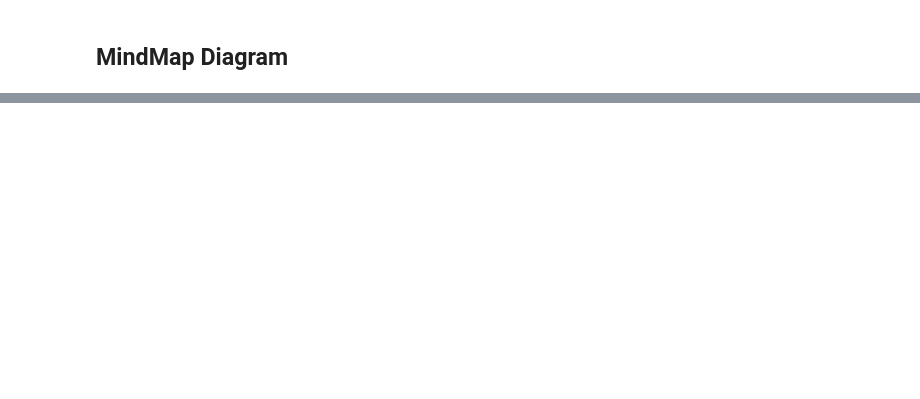
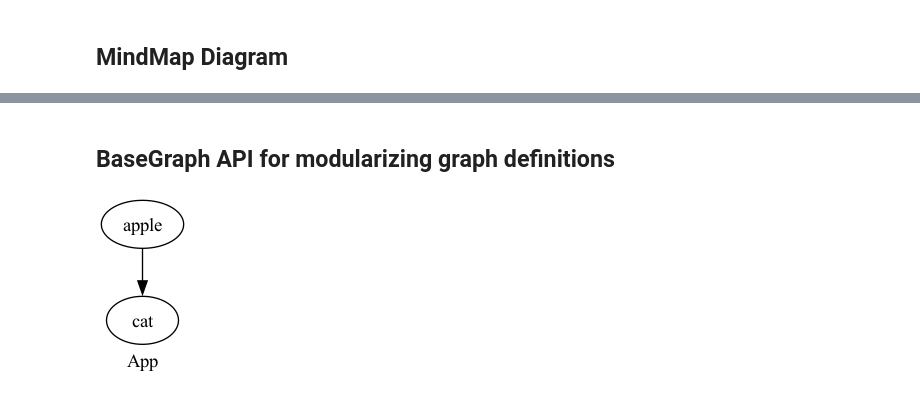
Before and after one commit to Superjomn/dotspy, a Jupyter notebook: examples/quickstart.ipynb, the cells around one changed output, grey strips where cells are left out. Cells and saved outputs as stored; diff of their text form; code cells hidden in the pictures; blank space fills up the shorter version.

```diff
--- a/examples/quickstart.ipynb
+++ b/examples/quickstart.ipynb
@@ -201,2 +235,22 @@ g
 # %% [markdown]
 ## MindMap Diagram
+# %%
+from cProfile import label
+import dotspy
+import dotspy.diagrams.mindmap as mm
+
+with dotspy.Graph(label="Learning Python", styles=mm.MINDMAP_GRAPH) as g:
+    root = mm.MindNode("Learning Python")
+    basics = mm.MindNode("Basics")
+    syntax = mm.MindNode("Syntax")
+    libraries = mm.MindNode("Libraries")
+    practice = mm.MindNode("Practice")
+
+    root >> (basics, syntax, libraries, practice)
+
+    basics >> (mm.MindNode("Variables"), mm.MindNode("Data Types"), mm.MindNode("Operators"))
+    syntax >> (mm.MindNode("Control Flow"), mm.MindNode("Functions"), mm.MindNode("Classes"))
+    libraries >> (mm.MindNode("Standard Library"), mm.MindNode("Third-Party Libraries"))
+    practice >> (mm.MindNode("Projects"), mm.MindNode("Exercises", fillcolor=mm.LEAF_STYLE.fillcolor))
+
+g
@@ -202,0 +259,22 @@ g
+# %% [markdown]
+## BaseGraph API for modularizing graph definitions
+# %%
+from dotspy import BaseGraph
+import dotspy
+
+class AppGraph(BaseGraph):
+    @BaseGraph.add_node # register a node factory
+    def _(self):
+        return dotspy.Node("apple")
+
+    @BaseGraph.add_node
+    def _(self):
+        return dotspy.Node("cat")
+
+with dotspy.Graph(label="App") as g:
+    app = AppGraph(label="some module")
+    app.apple >> app.cat # reference the nodes via their names
+
+g
+# %% [output]
+[figure, added]
```
Also changed, not shown: parts of 9 cells of this notebook.
